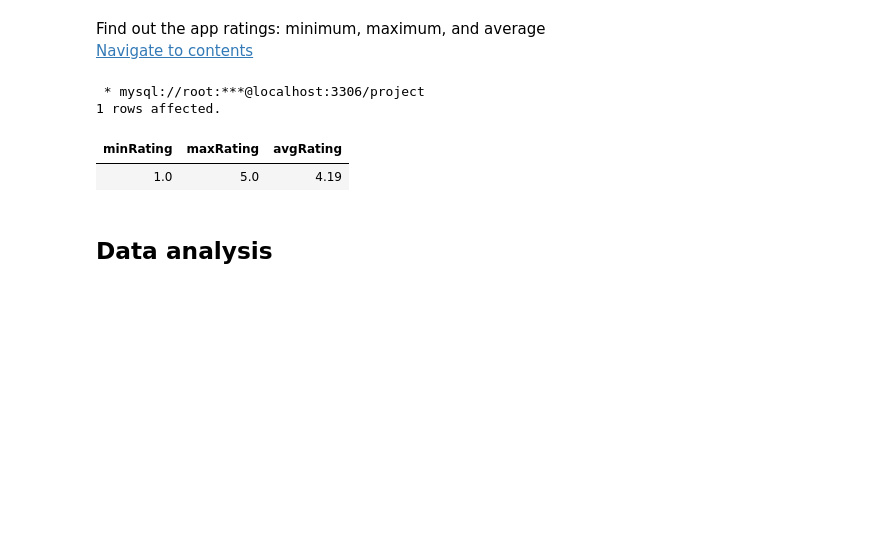
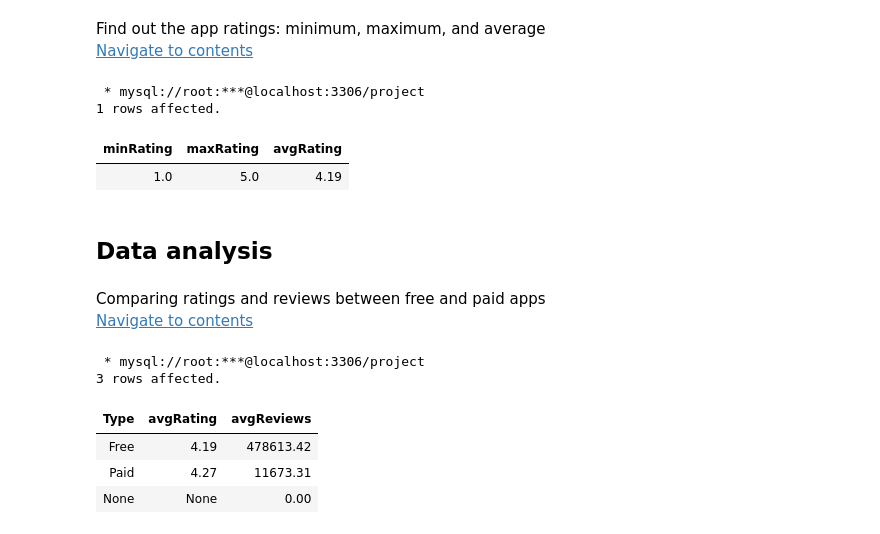
Before and after one commit to NilArj/Google_play, a Jupyter notebook: google_play_apps.ipynb, the cells around one changed output. Drawn from its saved outputs; the diff is of its cells as text; code cells hidden in the pictures; blank space fills up the shorter version.

```diff
--- a/google_play_apps.ipynb
+++ b/google_play_apps.ipynb
@@ -312,3 +318,20 @@ from googleplaystore
 | 1.0 | 5.0 | 4.19 |
 # %% [markdown]
 ## Data analysis
+# %% [markdown]
+<a id="free_paid_apps"></a>
+Comparing ratings and reviews between free and paid apps
+<br>
+<a href="#table_of_contents">Navigate to contents</a>
+# %%
+%%sql
+select Type, round(avg(Rating),2) as avgRating, round(avg(Reviews),2) as avgReviews
+from googleplaystore
+group by Type
+# %% [output]
+ * mysql://root:***@localhost:3306/project
+3 rows affected.
+| Type | avgRating | avgReviews |
+| Free | 4.19 | 478613.42 |
+| Paid | 4.27 | 11673.31 |
+| None | None | 0.00 |
```
Also changed, not shown: parts of 10 cells of this notebook.
